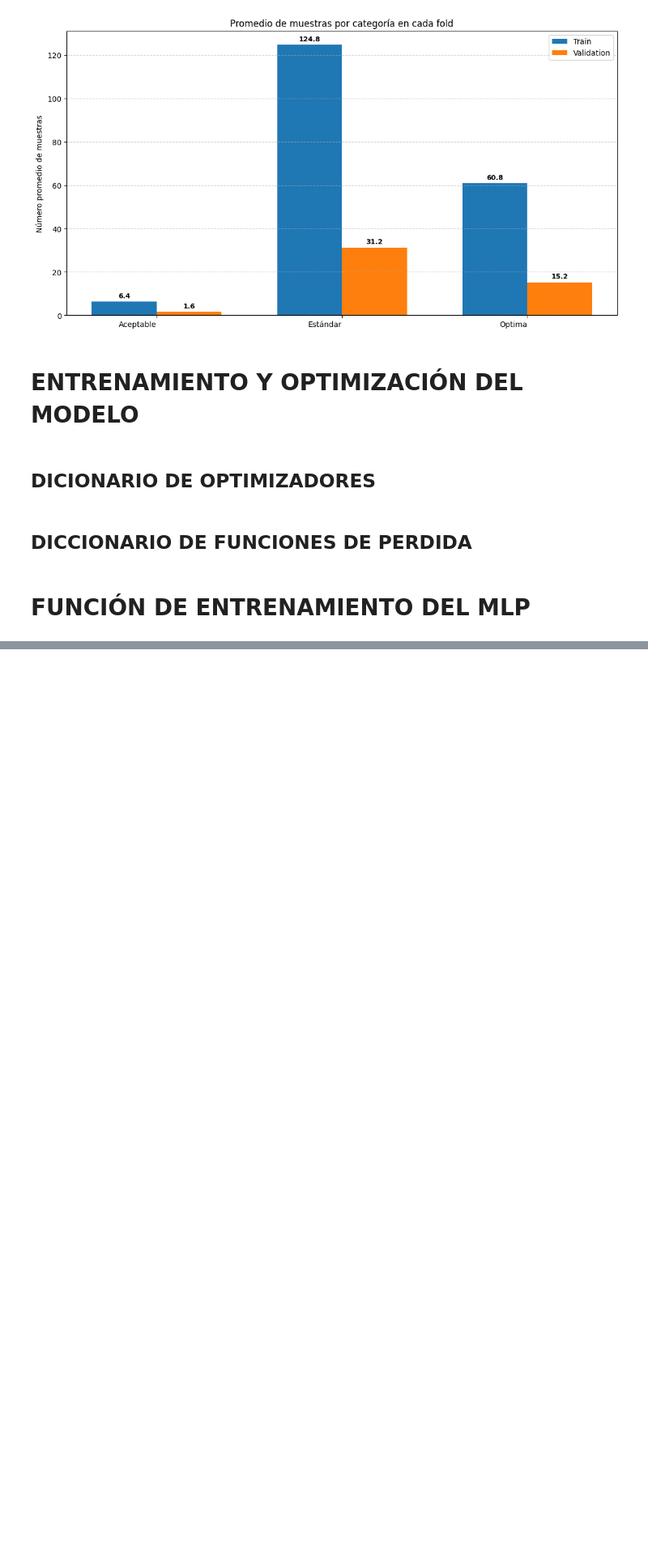
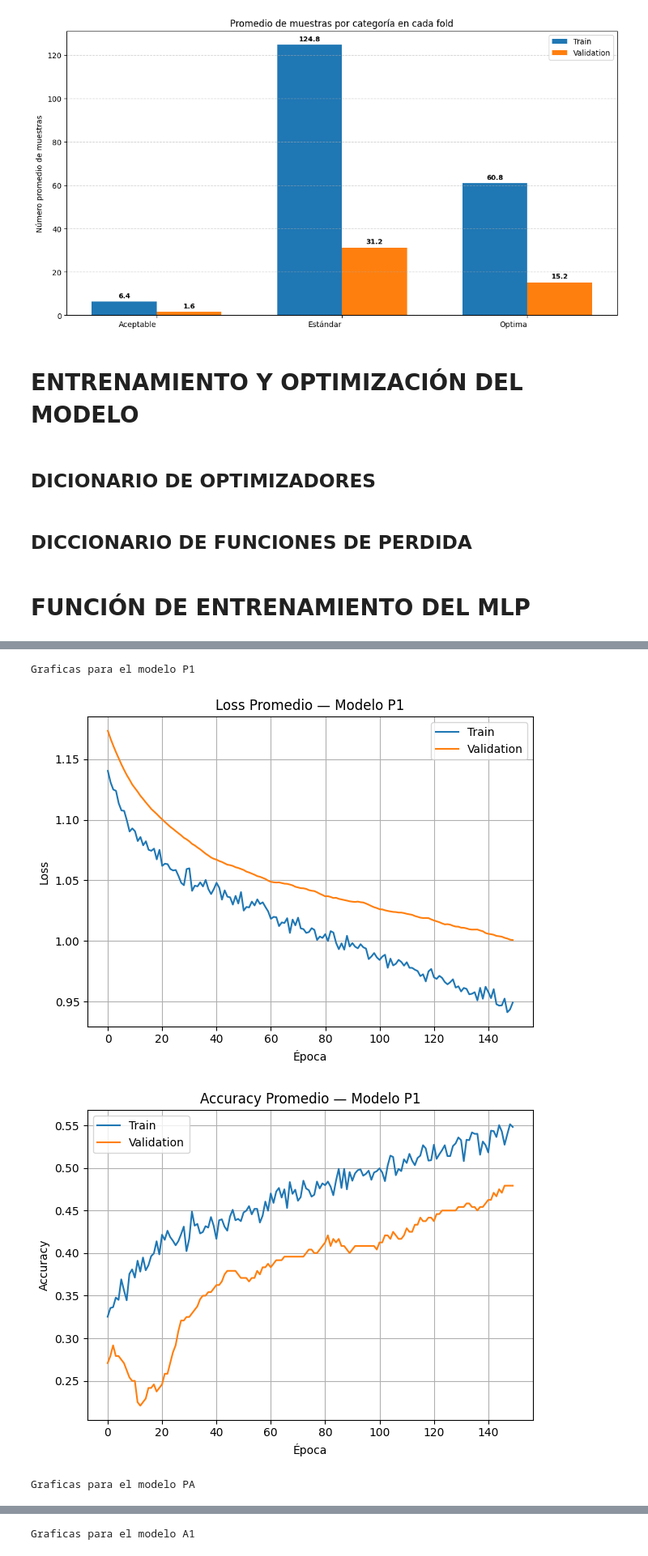
Before and after one commit to VivianaPM/DL-VisNIR-QualityClassifier, a Jupyter notebook: apple/modelApple.ipynb, the cells around one changed output, grey strips where cells are left out. Shown: that part at 81% size. Saved outputs shown, nothing was run; the diff lists cells and outputs as text; code cells hidden in the pictures; blank space fills up the shorter version.

```diff
--- a/apple/modelApple.ipynb
+++ b/apple/modelApple.ipynb
@@ -481,0 +507,14 @@ metrics_all_folds = []
+# %%
+def apply_oversampling(X, y, method="none", random_state=42):
+
+    if method == "none":
+        return X, y
+
+    if method not in OVERSAMPLERS:
+        raise ValueError(f"Oversampler no soportado {method}")
+
+    sampler = OVERSAMPLERS[method](random_state=random_state)
+
+    X_res, Y_res = sampler.fit_resample(X, y)
+
+    return X_res, Y_res
@@ -635,18 +821,59 @@ CSV generado:    fold  epoch  train_loss  train_accuracy  val_loss  val_accuracy
 # %%
-#@title GRÁFICO PROMEDIO POR FOLD
-import numpy as np
+model_files = {
+    "P1": "metrics_Modelo_P1.csv",
+    "PA": "metrics_Modelo_PA.csv",
+    "A1": "metrics_Modelo_A1.csv",
+    "A2": "metrics_Modelo_A2.csv",
+    "A3": "metrics_Modelo_A3.csv",
+    "A4": "metrics_Modelo_A4.csv",
+}
 
-tags = ['Optima', 'Estándar', 'Aceptable']
+def plot_model_metrics(model_name, csv_path):
 
-stats_folds = []
+    df = pd.read_csv(csv_path)
 
-for fold, (train_idx, val_idx) in enumerate(
-        skf.split(dataset_df, dataset_df['strat_label']), 1):
+    # Promedio por época (consolidando folds)
+    mean_epoch = df.groupby("epoch").mean(numeric_only=True)
 
-    train_counts = dataset_df.iloc[train_idx]['Category'].value_counts()
-    val_counts   = dataset_df.iloc[val_idx]['Category'].value_counts()
+    #LOSS
+    plt.figure()
 
-    stats_folds.append({
-        "train": [train_counts.get(cat, 0) for cat in tags],
-        "val":   [val_counts.get(cat, 0) for cat in tags],
-    })
+    plt.plot(mean_epoch["train_loss"], label="Train")
+    plt.plot(mean_epoch["val_loss"], label="Validation")
+
+    plt.title(f"Loss Promedio — Modelo {model_name}")
+    plt.xlabel("Época")
+    plt.ylabel("Loss")
+    plt.legend()
+    plt.grid(True)
+
+    plt.tight_layout()
+    plt.show()
+
+    # ACCURACY
+    if "train_accuracy" in mean_epoch.columns:
+
+        plt.figure()
+
+        plt.plot(mean_epoch["train_accuracy"], label="Train")
+        plt.plot(mean_epoch["val_accuracy"], label="Validation")
+
+        plt.title(f"Accuracy Promedio — Modelo {model_name}")
+        plt.xlabel("Época")
+        plt.ylabel("Accuracy")
+        plt.legend()
+        plt.grid(True)
+
+        plt.tight_layout()
+        plt.show()
+
+# EJECUCIÓN AUTOMÁTICA
+
+for model_name, csv_file in model_files.items():
+    print(f"Graficas para el modelo {model_name}")
+    plot_model_metrics(model_name, csv_file)
+# %% [output]
+Graficas para el modelo P1
+[figure, added]
+[figure, added]
+Graficas para el modelo PA
@@ -652,0 +882 @@ for fold, (train_idx, val_idx) in enumerate(
+Graficas para el modelo A1
```
Also changed, not shown: parts of 25 cells of this notebook.
